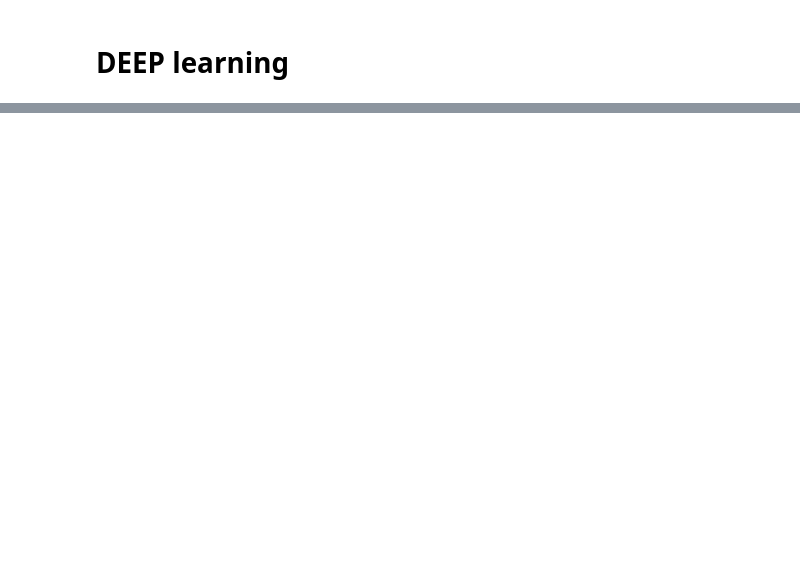
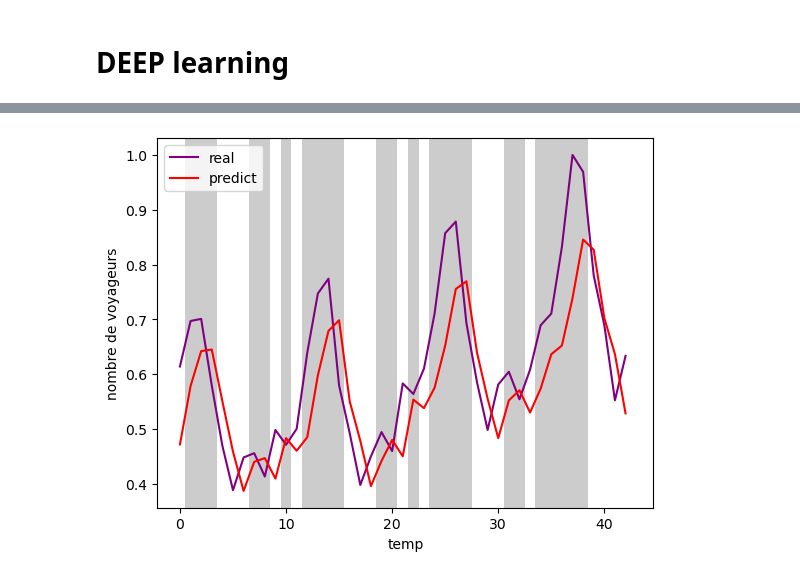
Before and after one commit to sosso21/python-deep-learning, a Jupyter notebook: main.ipynb, the cells around one changed output, grey strips where cells are left out. Saved outputs shown, nothing was run; the diff lists cells and outputs as text; code cells hidden in the pictures; blank space fills up the shorter version.

```diff
--- a/main.ipynb
+++ b/main.ipynb
@@ -189,0 +76,19 @@ model.evaluate(x_test ,y_test)
+# %%
+model = Sequential()
+
+# entrée
+model.add(LSTM(units=50, return_sequences=True,
+          input_shape=(x_train.shape[1], 1)))
+
+# couche intermédiaire
+model.add(LSTM(units=50, return_sequences=True))
+
+model.add(LSTM(units=50))
+
+# dortie
+model.add(Dense(units=1))
+
+model.compile(optimizer="adam", loss="mean_squared_error")
+model.summary()
+# %%
+model.fit(x_train, y_train, epochs=2000, batch_size=x_train.shape[0] )
@@ -189,0 +119,32 @@ model.evaluate(x_test ,y_test)
+# %%
+
+# Définition des couleurs à utiliser
+green = 'black'
+gray = 'white'
+
+# Prédiction du modèle
+y_predict = model.predict(x_test)
+
+# Création du graphique
+fig, ax = plt.subplots()
+
+# Trace la courbe réelle en violet
+ax.plot(y_test, color='purple', label='real')
+
+# Trace la courbe prédite en rouge
+ax.plot(y_predict, color='red', label='predict')
+
+# Ajout des labels et de la légende
+ax.set_xlabel("temp")
+ax.set_ylabel("nombre de voyageurs")
+ax.legend()
+
+# Colorie le fond du graphique en vert clair si la courbe rouge est en hausse et en gris clair sinon
+for i in range(1, len(y_predict)):
+    if y_predict[i] > y_predict[i-1]:
+        ax.axvspan(i-0.5, i+0.5, facecolor=green, alpha=0.2)
+    else:
+        ax.axvspan(i-0.5, i+0.5, facecolor=gray, alpha=0.2)
+
+# Affiche le graphique
+# %% [output]
@@ -189,0 +152 @@ model.evaluate(x_test ,y_test)
+[figure, added]
```
Also changed, not shown: parts of 44 cells of this notebook, 10 other files.
